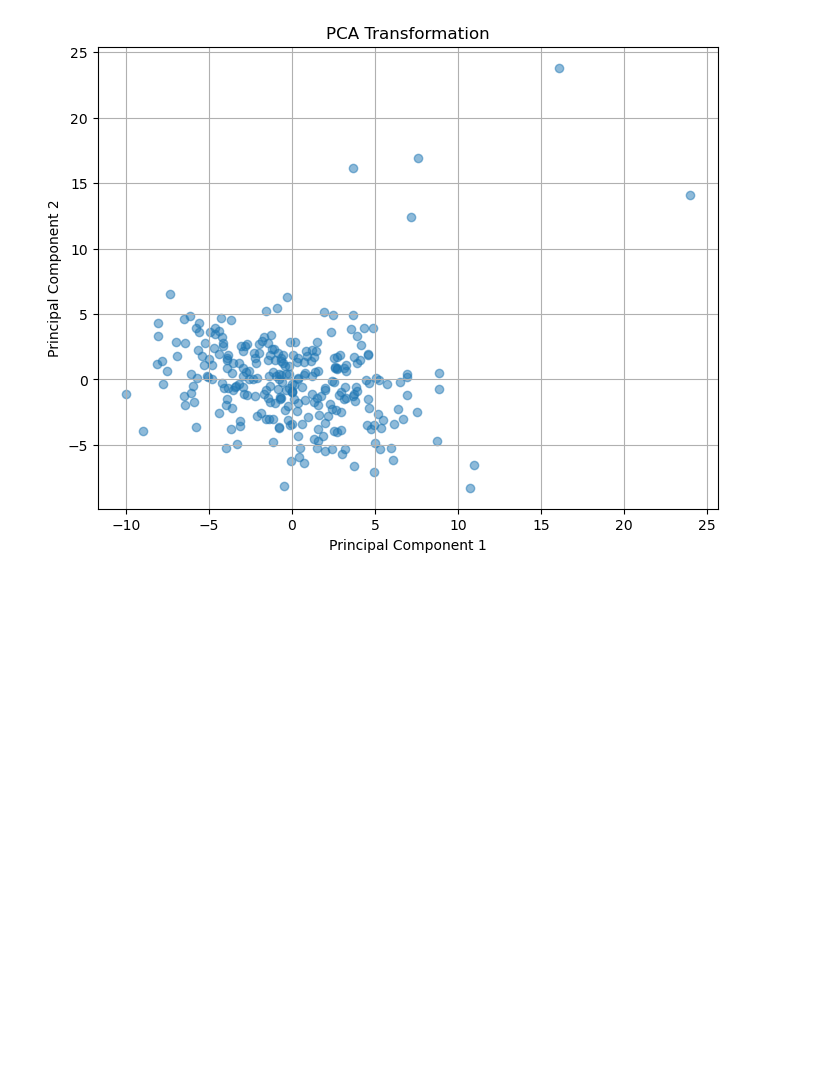
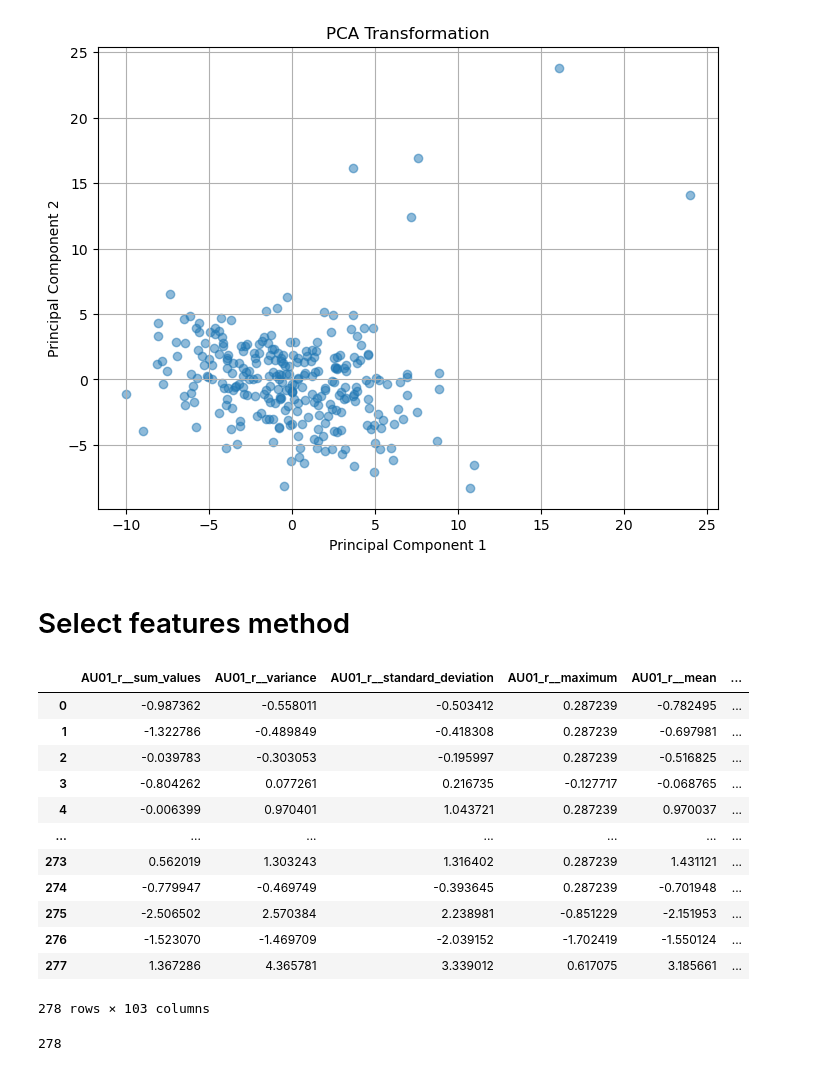
Before and after one commit to DionneSpaltman/predicting_VVR, a Jupyter notebook: processing/dimensionality_reduction.ipynb, the cells around one changed output. Drawn from its saved outputs; the diff is of its cells as text; code cells hidden in the pictures; blank space fills up the shorter version.

```diff
--- a/processing/dimensionality_reduction.ipynb
+++ b/processing/dimensionality_reduction.ipynb
@@ -139,3 +141,5 @@ plt.grid(True)
 plt.show()
 # %% [output]
 [figure]
+# %% [markdown]
+# Select features method
@@ -141,0 +148,24 @@ plt.show()
+# %%
+extracted_features = pd.read_csv('/Users/dionnespaltman/Desktop/V6/extracted_features_standardized_13-06-2024.csv')
+# %%
+extracted_features = extracted_features.drop(columns='Unnamed: 0', axis=1)
+# %%
+display(extracted_features)
+# %% [output]
+|  | AU01_r__sum_values | AU01_r__variance | AU01_r__standard_deviation | AU01_r__maximum | AU01_r__mean | ... |
+| 0 | -0.987362 | -0.558011 | -0.503412 | 0.287239 | -0.782495 | ... |
+| 1 | -1.322786 | -0.489849 | -0.418308 | 0.287239 | -0.697981 | ... |
+| 2 | -0.039783 | -0.303053 | -0.195997 | 0.287239 | -0.516825 | ... |
+| 3 | -0.804262 | 0.077261 | 0.216735 | -0.127717 | -0.068765 | ... |
+| 4 | -0.006399 | 0.970401 | 1.043721 | 0.287239 | 0.970037 | ... |
+| ... | ... | ... | ... | ... | ... | ... |
+| 273 | 0.562019 | 1.303243 | 1.316402 | 0.287239 | 1.431121 | ... |
+| 274 | -0.779947 | -0.469749 | -0.393645 | 0.287239 | -0.701948 | ... |
+| 275 | -2.506502 | 2.570384 | 2.238981 | -0.851229 | -2.151953 | ... |
+| 276 | -1.523070 | -1.469709 | -2.039152 | -1.702419 | -1.550124 | ... |
+| 277 | 1.367286 | 4.365781 | 3.339012 | 0.617075 | 3.185661 | ... |
+278 rows × 103 columns
+# %%
+print(len(extracted_features))
+# %% [output]
+278
```
Also changed, not shown: parts of 7 cells of this notebook, 10 other files.
